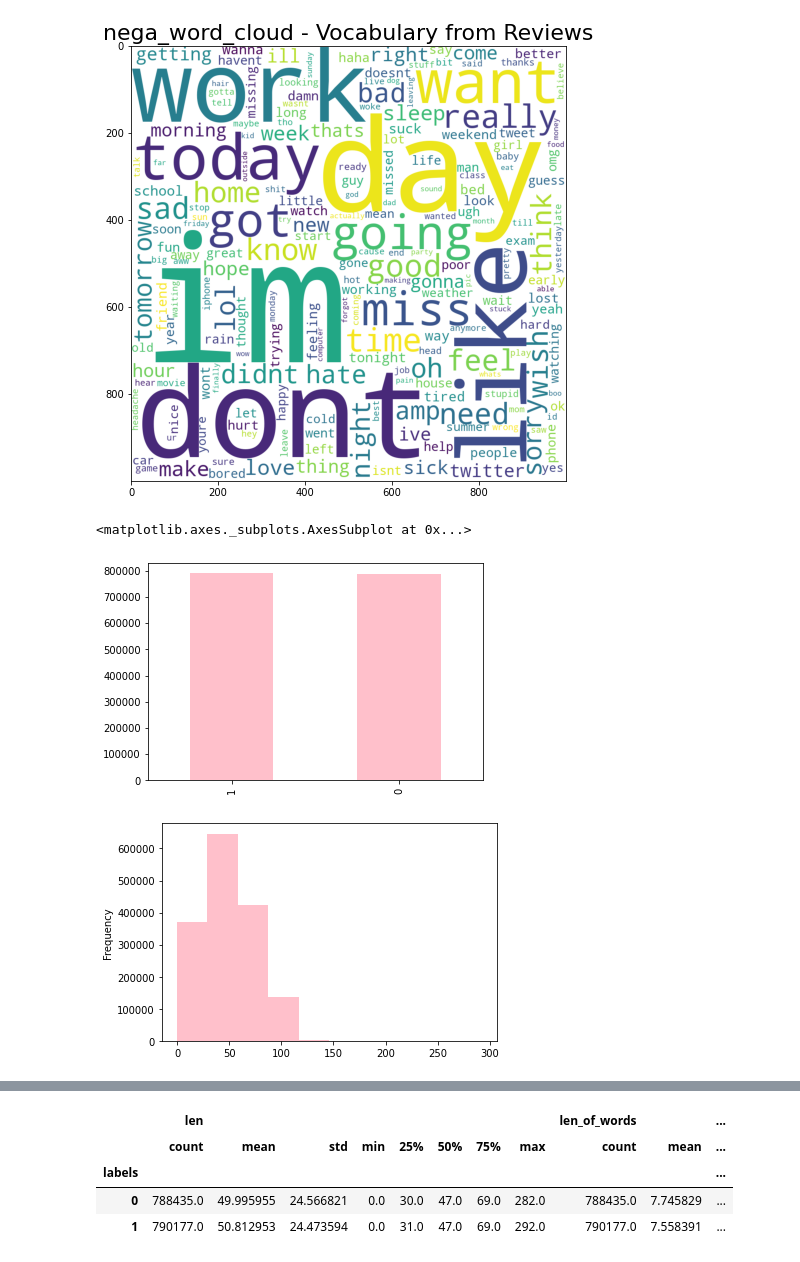
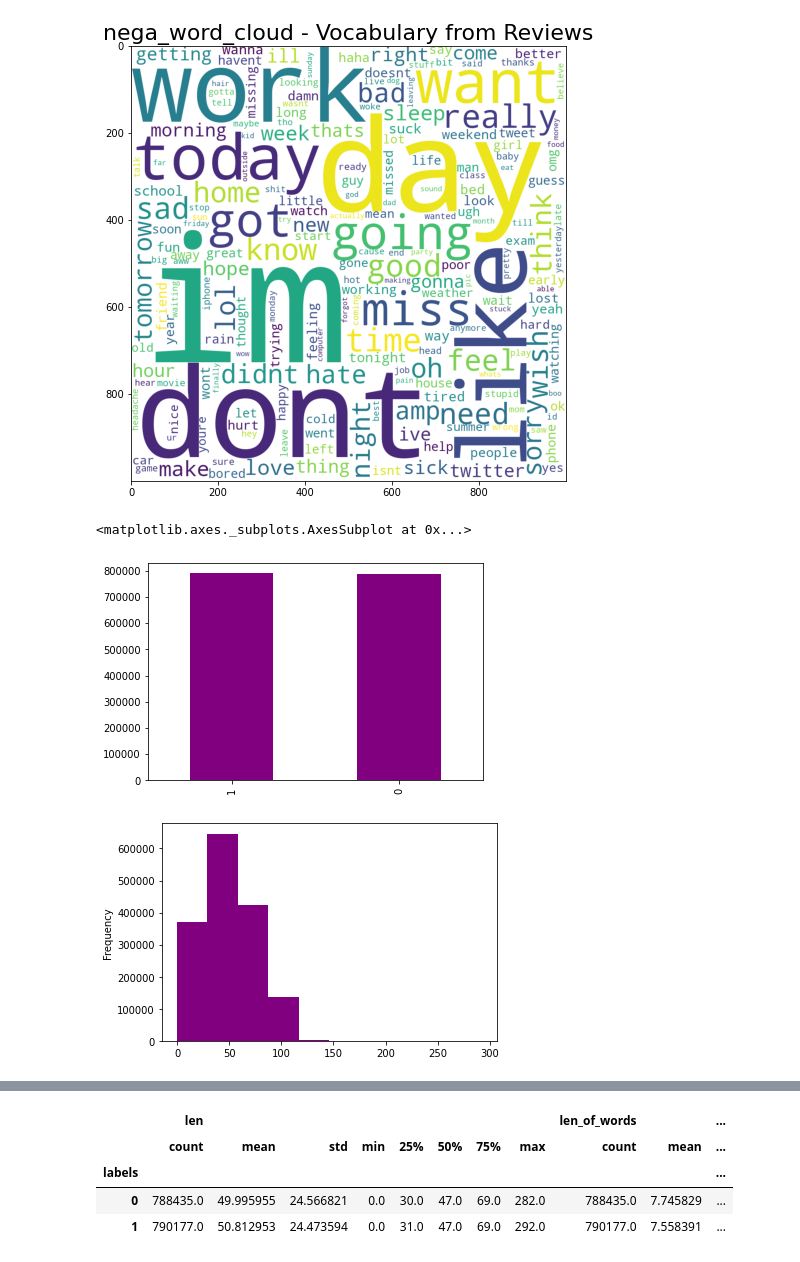
Before and after one commit to AdarshNagpure/Detecting-depression-using-tweets, a Jupyter notebook: depression_through_tweets.ipynb, the cells around one changed output, grey strips where cells are left out. Saved outputs shown, nothing was run; the diff lists cells and outputs as text; code cells hidden in the pictures.

```diff
--- a/depression_through_tweets.ipynb
+++ b/depression_through_tweets.ipynb
@@ -312,15 +312,15 @@ plt.title("nega_word_cloud - Vocabulary from Reviews", fontsize = 22)
 Text(0.5, 1.0, 'nega_word_cloud - Vocabulary from Reviews')
 [figure]
 # %%
-df_twt['labels'].value_counts().plot.bar(color = 'pink', figsize = (6, 4))
+df_twt['labels'].value_counts().plot.bar(color = 'purple', figsize = (6, 4))
 # %% [output]
 <matplotlib.axes._subplots.AxesSubplot at 0x...>
-[figure, old version]
+[figure, new version]
 # %%
 df_twt['len'] = df_twt['tweet'].str.len()
 df_twt['len_of_words']=df_twt['tweet'].str.count(' ')
 # %%
-length_tweet = df_twt['tweet'].str.len().plot.hist(color = 'pink', figsize = (6, 4))
+length_tweet = df_twt['tweet'].str.len().plot.hist(color = 'purple', figsize = (6, 4))
 # %% [output]
-[figure, old version]
+[figure, new version]
 # %%
```
Also changed, not shown: parts of 5 cells of this notebook.
